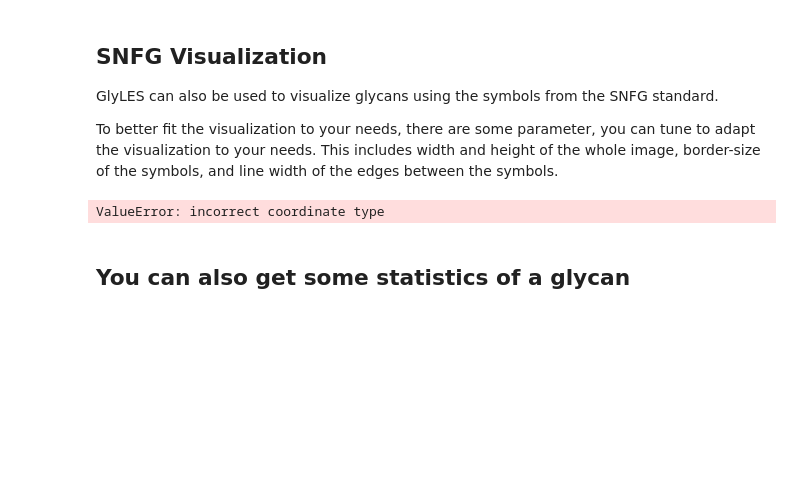
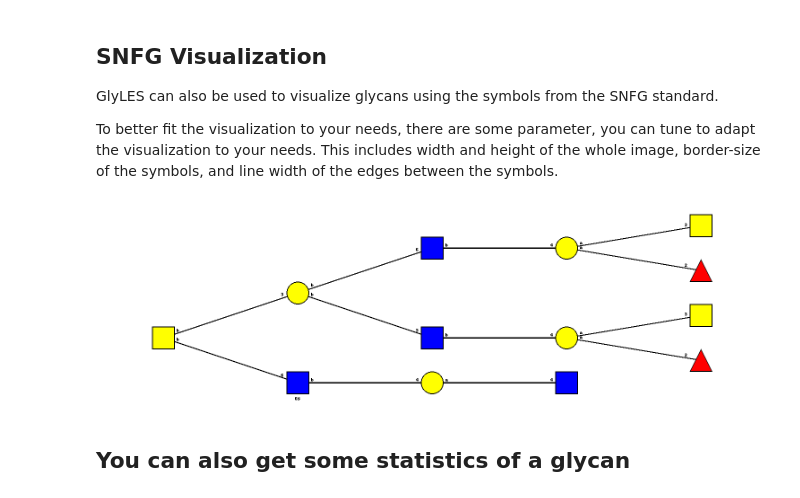
Before and after one commit to kalininalab/GlyLES, a Jupyter notebook: examples/visualization.ipynb, the cells around one changed output. Saved outputs shown, nothing was run; the diff lists cells and outputs as text; code cells hidden in the pictures; blank space fills up the shorter version.

Commit message:
Update notebook for visualization

```diff
--- a/examples/visualization.ipynb
+++ b/examples/visualization.ipynb
@@ -26,9 +26,9 @@ GlyLES can also be used to visualize glycans using the symbols from the SNFG sta
 
 To better fit the visualization to your needs, there are some parameter, you can tune to adapt the visualization to your needs. This includes width and height of the whole image, border-size of the symbols, and line width of the edges between the symbols.
 # %%
-display(glycan.create_snfg_img("files/viv_snfg.png", width=300, height=100))
+display(glycan.create_snfg_img("files/viz_snfg.png", width=300, height=100))
 # %% [output]
-ValueError: incorrect coordinate type
+[figure, added]
 # %% [markdown]
 ## You can also get some statistics of a glycan
 # %%
```
Also changed, not shown: parts of 1 cell of this notebook, 3 other files.
